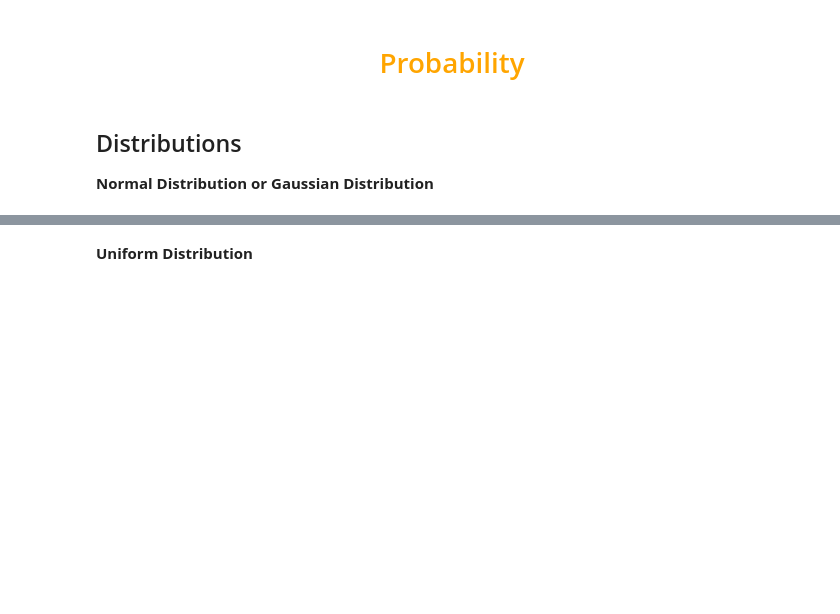
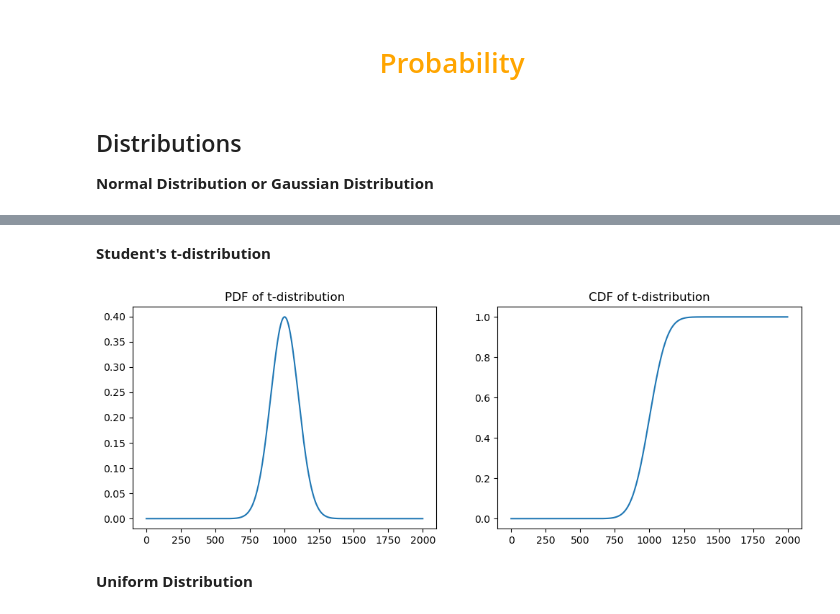
Before and after one commit to kannanjayachandran/Full-Stack-Data-Science, a Jupyter notebook: 05. Data_Science-I/Notebooks/Probability.ipynb, the cells around one changed output, grey strips where cells are left out. Cells and saved outputs as stored; diff of their text form; code cells hidden in the pictures; blank space fills up the shorter version.

```diff
--- a/05. Data_Science-I/Notebooks/Probability.ipynb
+++ b/05. Data_Science-I/Notebooks/Probability.ipynb
@@ -38,3 +52,21 @@ plt.show()
+# %% [markdown]
+**Student's t-distribution**
+# %%
+degree_of_freedom = len(data_points) - 1
+pdf_t = stats.t.pdf(data_points, degree_of_freedom)
+cdf_t = stats.t.cdf(data_points, degree_of_freedom)
+
+
+_, axes = plt.subplots(1,2, figsize=(12, 4))
+axes[0].plot(pdf_t)
+axes[0].set_title('PDF of t-distribution')
+
+axes[1].plot(cdf_t)
+axes[1].set_title('CDF of t-distribution')
+
+plt.show()
+# %% [output]
+[figure, added]
 # %% [markdown]
 **Uniform Distribution**
 # %%
```
Also changed, not shown: parts of 6 cells of this notebook.
